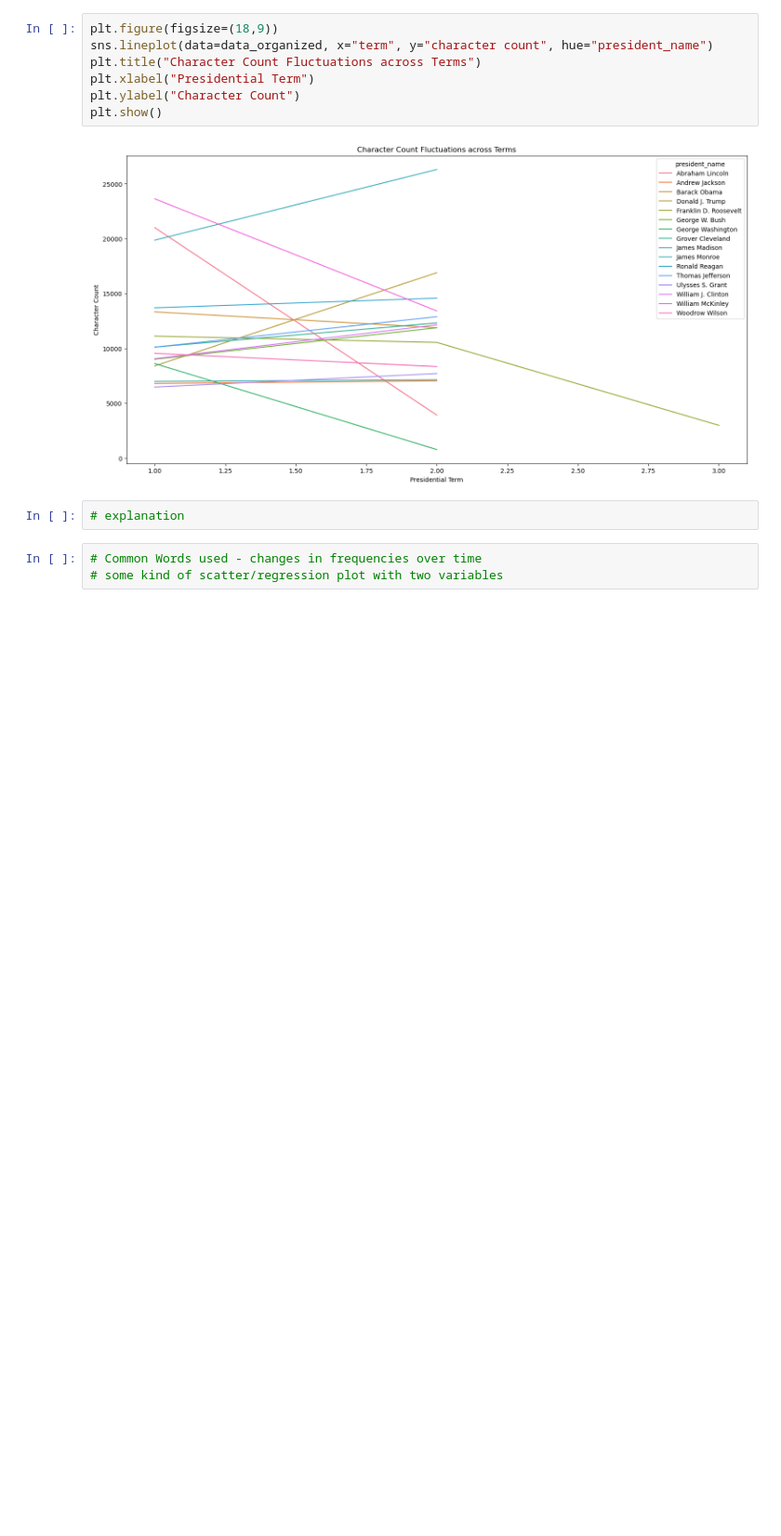
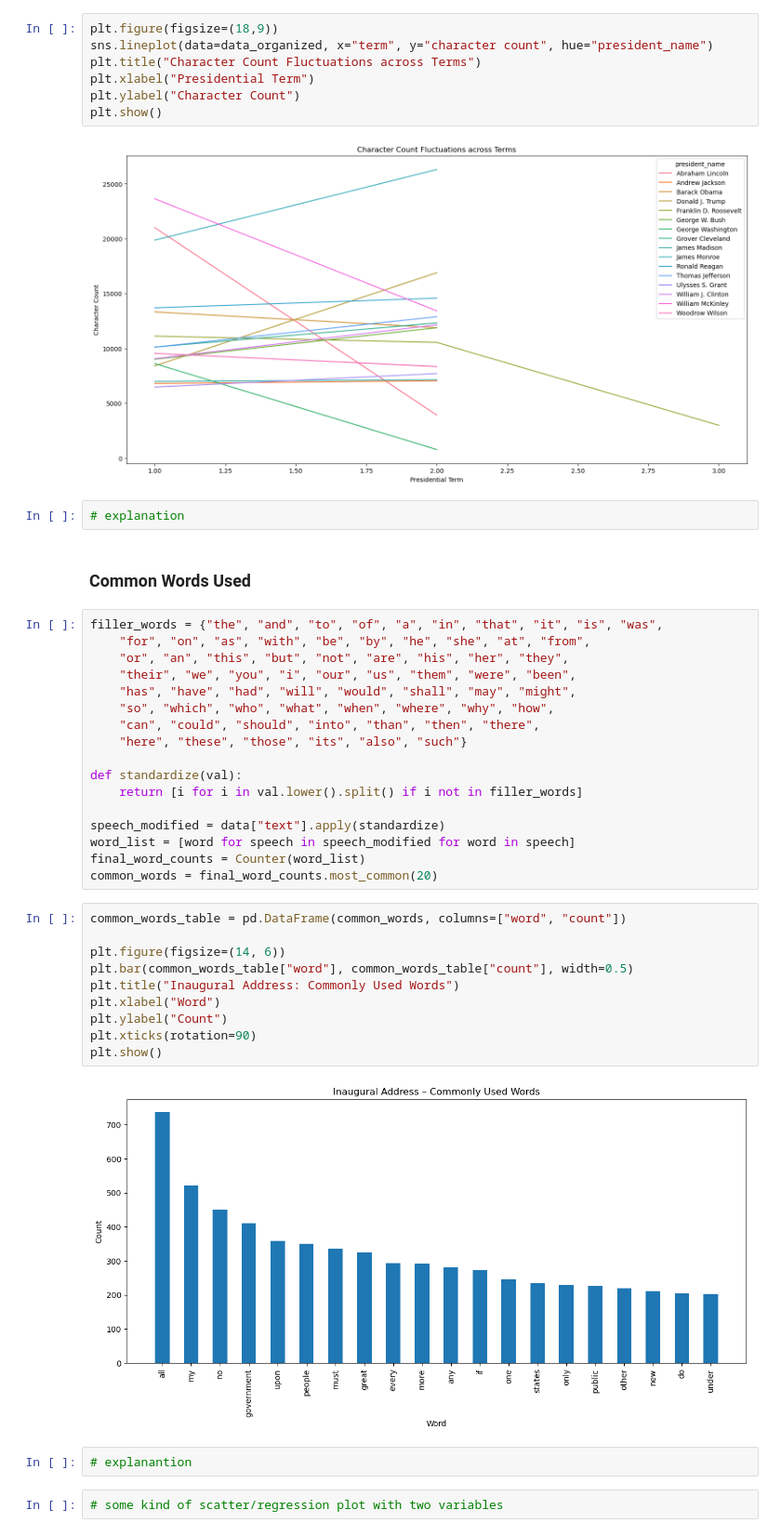
Before and after one commit to UCB-stat-159-f25/final-group19, a Jupyter notebook: part1.ipynb, the cells around one changed output. Shown at 93% size. Drawn from its saved outputs; the diff is of its cells as text; blank space fills up the shorter version.

```diff
--- a/part1.ipynb
+++ b/part1.ipynb
@@ -87,6 +89,38 @@ plt.show()
 [figure]
 # %%
 # explanation
+# %% [markdown]
+### Common Words Used
+# %%
+filler_words = {"the", "and", "to", "of", "a", "in", "that", "it", "is", "was",
+    "for", "on", "as", "with", "be", "by", "he", "she", "at", "from",
+    "or", "an", "this", "but", "not", "are", "his", "her", "they",
+    "their", "we", "you", "i", "our", "us", "them", "were", "been",
+    "has", "have", "had", "will", "would", "shall", "may", "might",
+    "so", "which", "who", "what", "when", "where", "why", "how",
+    "can", "could", "should", "into", "than", "then", "there",
+    "here", "these", "those", "its", "also", "such"}
+
+def standardize(val):
+    return [i for i in val.lower().split() if i not in filler_words]
+
+speech_modified = data["text"].apply(standardize)
+word_list = [word for speech in speech_modified for word in speech]
+final_word_counts = Counter(word_list)
+common_words = final_word_counts.most_common(20)
+# %%
+common_words_table = pd.DataFrame(common_words, columns=["word", "count"])
+
+plt.figure(figsize=(14, 6))
+plt.bar(common_words_table["word"], common_words_table["count"], width=0.5)
+plt.title("Inaugural Address: Commonly Used Words")
+plt.xlabel("Word")
+plt.ylabel("Count")
+plt.xticks(rotation=90)
+plt.show()
+# %% [output]
+[figure, added]
 # %%
-# Common Words used - changes in frequencies over time
-# some kind of scatter/regression plot with two variables
+# explanantion
+# %%
+# some kind of scatter/regression plot with two variables
```
Also changed, not shown: parts of 8 cells of this notebook.
